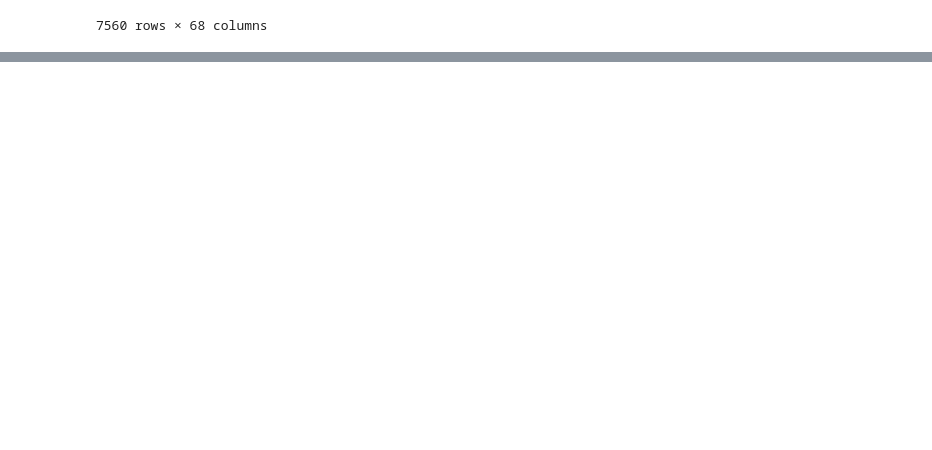
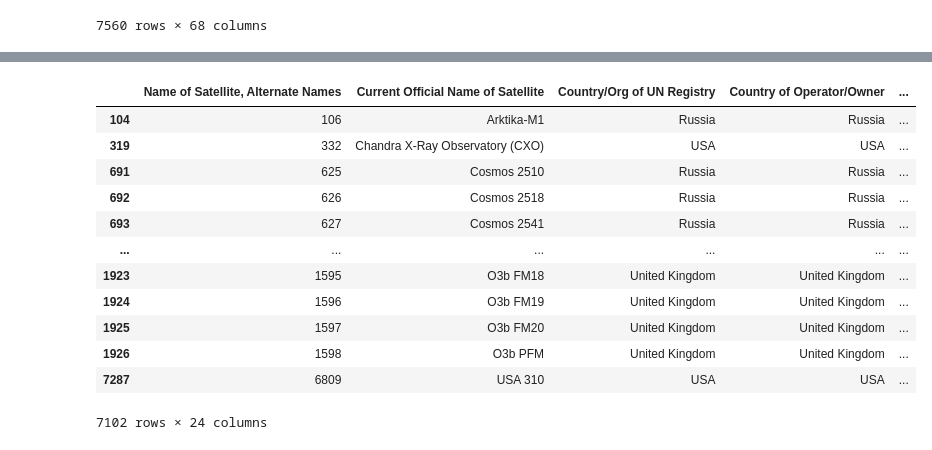
Before and after one commit to Goutham-26/DSA, a Jupyter notebook: mini_project.ipynb, the cells around one changed output, grey strips where cells are left out. Cells and saved outputs as stored; diff of their text form; code cells hidden in the pictures; blank space fills up the shorter version.

```diff
--- a/mini_project.ipynb
+++ b/mini_project.ipynb
@@ -74,0 +275,25 @@ Extracted 7560 rows
+# %%
+import numpy as np
+import pandas as pd
+
+outlier_col = 'Launch Mass (kg.)'
+
+processed_data_cleaned = processed_data.copy()
+
+print(f"Shape before outlier removal: {processed_data_cleaned.shape}")
+
+cleaned_groups = []
+for orbit_class, group in processed_data_cleaned.groupby('Class of Orbit'):
+    Q1 = group[outlier_col].quantile(0.25)
+    Q3 = group[outlier_col].quantile(0.75)
+    IQR = Q3 - Q1
+
+    lower_bound = Q1 - 1.5 * IQR
+    upper_bound = Q3 + 1.5 * IQR
+
+    filtered_group = group[(group[outlier_col] >= lower_bound) & (group[outlier_col] <= upper_bound)]
+    cleaned_groups.append(filtered_group)
+
+satellite_cleaned = pd.concat(cleaned_groups, axis=0)
+
+print(f"Shape after outlier removal: {satellite_cleaned.shape}")
@@ -74,0 +338,7 @@ Extracted 7560 rows
+# %%
+label_encoder = LabelEncoder()
+satellite_cleaned['Name of Satellite, Alternate Names'] = label_encoder.fit_transform(satellite_cleaned['Name of Satellite, Alternate Names'])
+
+print("--- After Encoding ---")
+
+print(satellite_cleaned[['Name of Satellite, Alternate Names']])
@@ -74,0 +361,16 @@ Extracted 7560 rows
+# %%
+satellite_cleaned
+# %% [output]
+|  | Name of Satellite, Alternate Names | Current Official Name of Satellite | Country/Org of UN Registry | Country of Operator/Owner | ... |
+| 104 | 106 | Arktika-M1 | Russia | Russia | ... |
+| 319 | 332 | Chandra X-Ray Observatory (CXO) | USA | USA | ... |
+| 691 | 625 | Cosmos 2510 | Russia | Russia | ... |
+| 692 | 626 | Cosmos 2518 | Russia | Russia | ... |
+| 693 | 627 | Cosmos 2541 | Russia | Russia | ... |
+| ... | ... | ... | ... | ... | ... |
+| 1923 | 1595 | O3b FM18 | United Kingdom | United Kingdom | ... |
+| 1924 | 1596 | O3b FM19 | United Kingdom | United Kingdom | ... |
+| 1925 | 1597 | O3b FM20 | United Kingdom | United Kingdom | ... |
+| 1926 | 1598 | O3b PFM | United Kingdom | United Kingdom | ... |
+| 7287 | 6809 | USA 310 | USA | USA | ... |
+7102 rows × 24 columns
```
Also changed, not shown: parts of 21 cells of this notebook.
